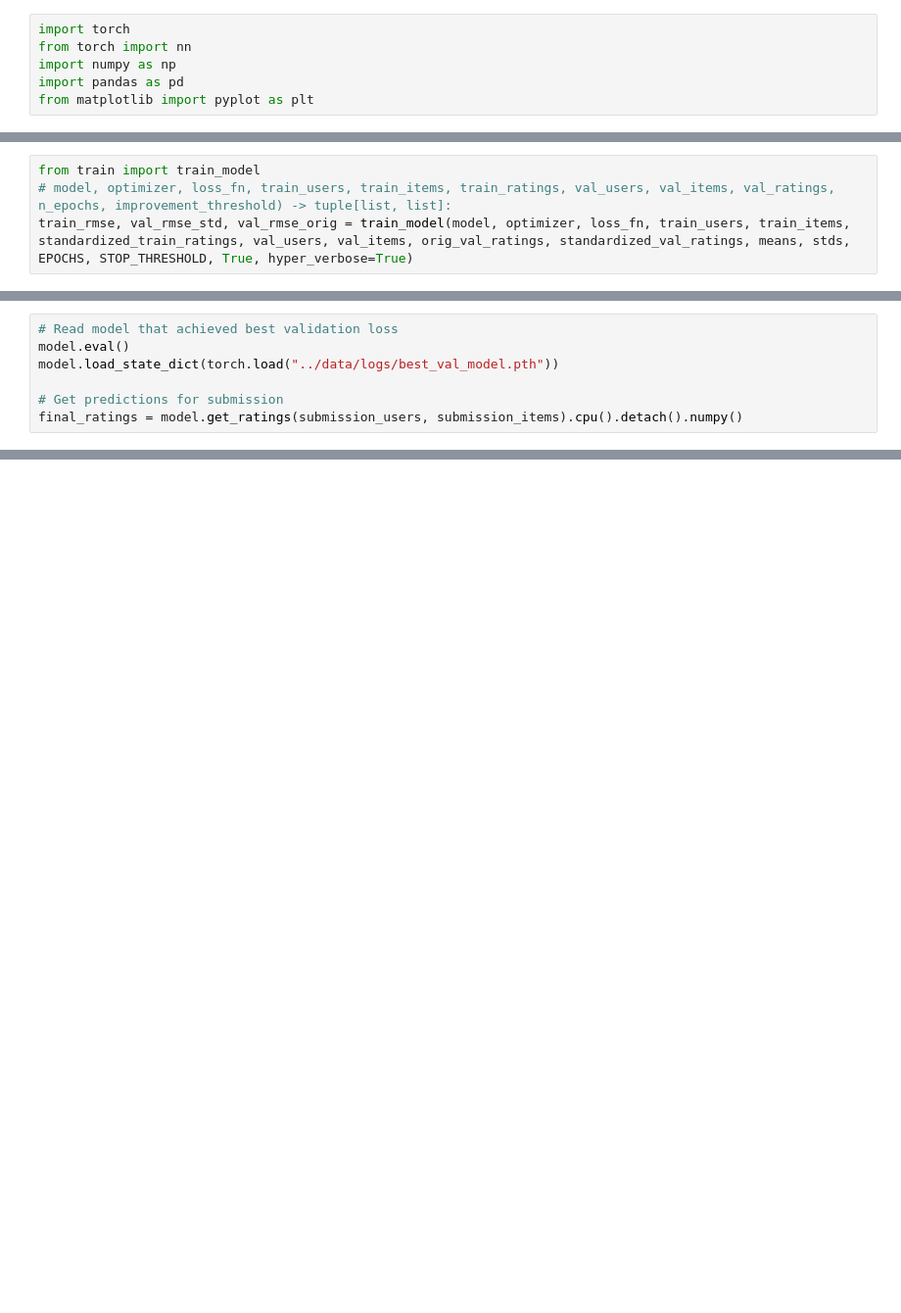
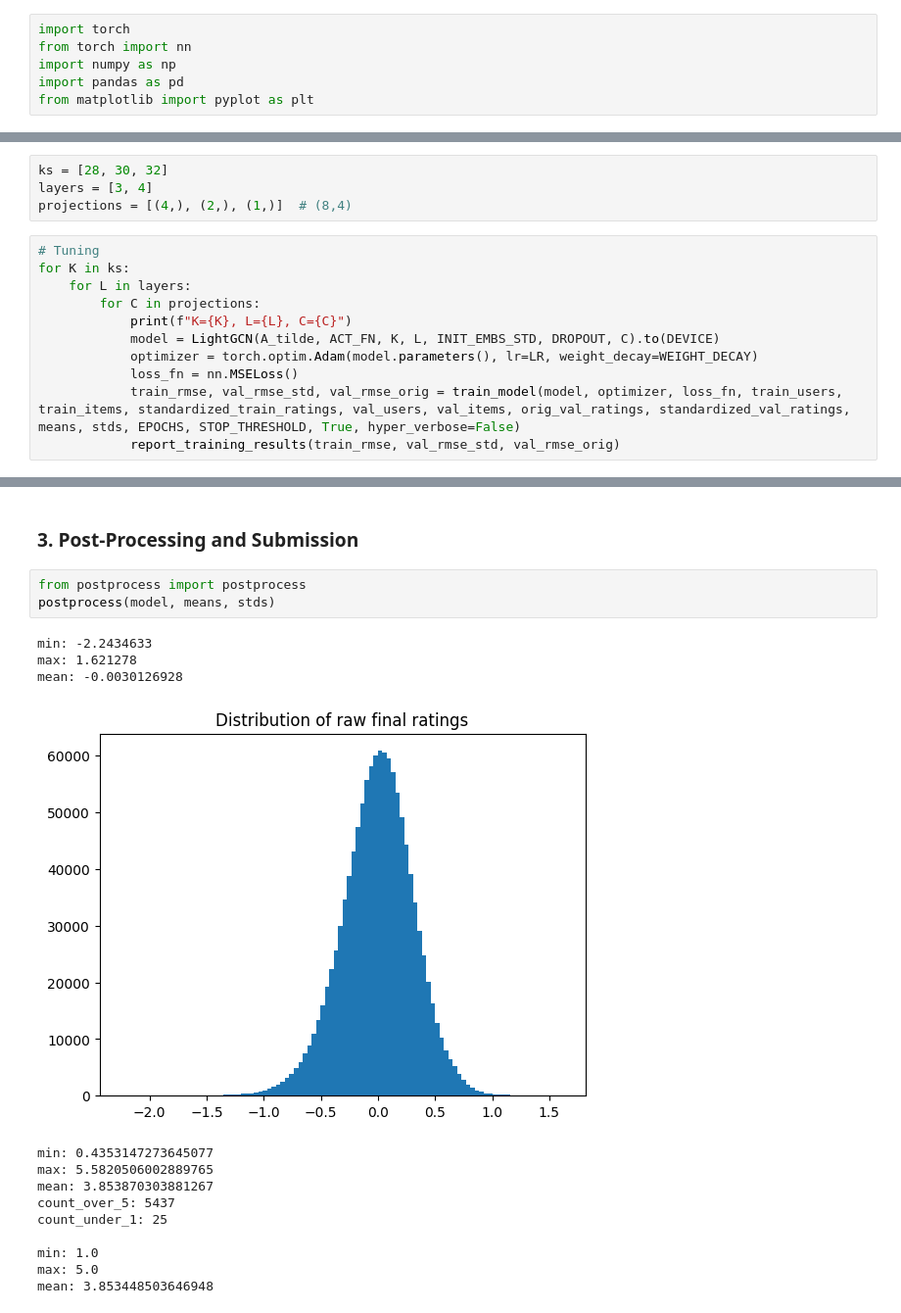
Before and after one commit to AlainJoss/LightGCNPlus, a Jupyter notebook: src/experiment.ipynb, the cells around one changed output, grey strips where cells are left out. Shown at 98% size. Saved outputs shown, nothing was run; the diff lists cells and outputs as text; blank space fills up the shorter version.

Commit message:
Implemented experiments for GCMC, experimented with LightGCN, improved train and models.

```diff
--- a/src/experiment.ipynb
+++ b/src/experiment.ipynb
@@ -43,4 +61,0 @@ loss_fn = nn.MSELoss()
-# %%
-from train import train_model
-# model, optimizer, loss_fn, train_users, train_items, train_ratings, val_users, val_items, val_ratings, n_epochs, improvement_threshold) -> tuple[list, list]:
-train_rmse, val_rmse_std, val_rmse_orig = train_model(model, optimizer, loss_fn, train_users, train_items, standardized_train_ratings, val_users, val_items, orig_val_ratings, standardized_val_ratings, means, stds, EPOCHS, STOP_THRESHOLD, True, hyper_verbose=True)
@@ -92,7 +61,0 @@ Min validation loss at epoch: 817
-# %%
-# Read model that achieved best validation loss
-model.eval()
-model.load_state_dict(torch.load("../data/logs/best_val_model.pth"))
-
-# Get predictions for submission
-final_ratings = model.get_ratings(submission_users, submission_items).cpu().detach().numpy()
@@ -177,0 +62,15 @@ submission.to_csv('../data/submission_data/submission.csv', index=False)
+# %%
+ks = [28, 30, 32]
+layers = [3, 4]
+projections = [(4,), (2,), (1,)]  # (8,4)
+# %%
+# Tuning
+for K in ks:
+    for L in layers:
+        for C in projections:
+            print(f"K={K}, L={L}, C={C}")
+            model = LightGCN(A_tilde, ACT_FN, K, L, INIT_EMBS_STD, DROPOUT, C).to(DEVICE)
+            optimizer = torch.optim.Adam(model.parameters(), lr=LR, weight_decay=WEIGHT_DECAY)
+            loss_fn = nn.MSELoss()
+            train_rmse, val_rmse_std, val_rmse_orig = train_model(model, optimizer, loss_fn, train_users, train_items, standardized_train_ratings, val_users, val_items, orig_val_ratings, standardized_val_ratings, means, stds, EPOCHS, STOP_THRESHOLD, True, hyper_verbose=False)
+            report_training_results(train_rmse, val_rmse_std, val_rmse_orig)
@@ -177,0 +91,19 @@ submission.to_csv('../data/submission_data/submission.csv', index=False)
+# %% [markdown]
+### 3. Post-Processing and Submission
+# %%
+from postprocess import postprocess
+postprocess(model, means, stds)
+# %% [output]
+min: -2.2434633
+max: 1.621278
+mean: -0.0030126928
+[figure, added]
+min: 0.4353147273645077
+max: 5.5820506002889765
+mean: 3.853870303881267
+count_over_5: 5437
+count_under_1: 25
+
+min: 1.0
+max: 5.0
+mean: 3.853448503646948
```
Also changed, not shown: parts of 20 cells of this notebook, 21 other files.
